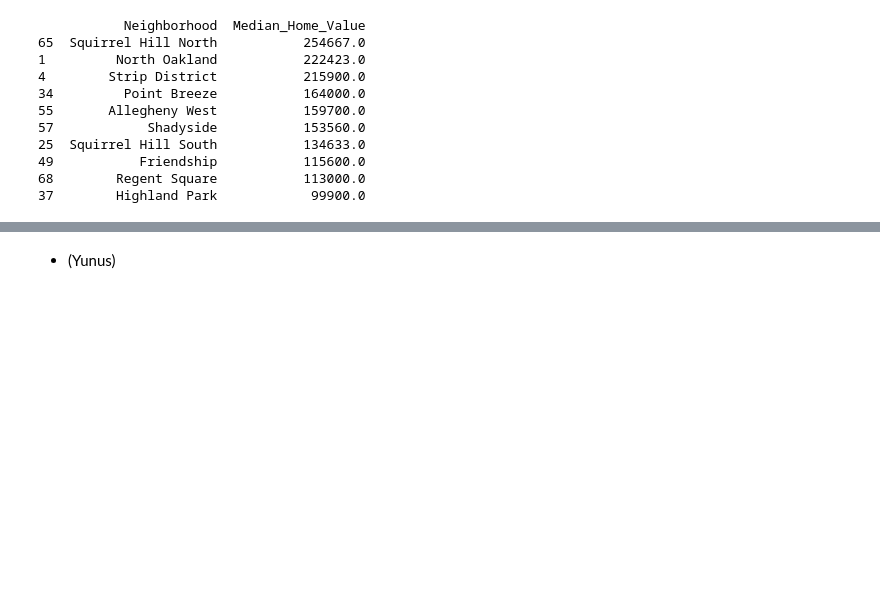
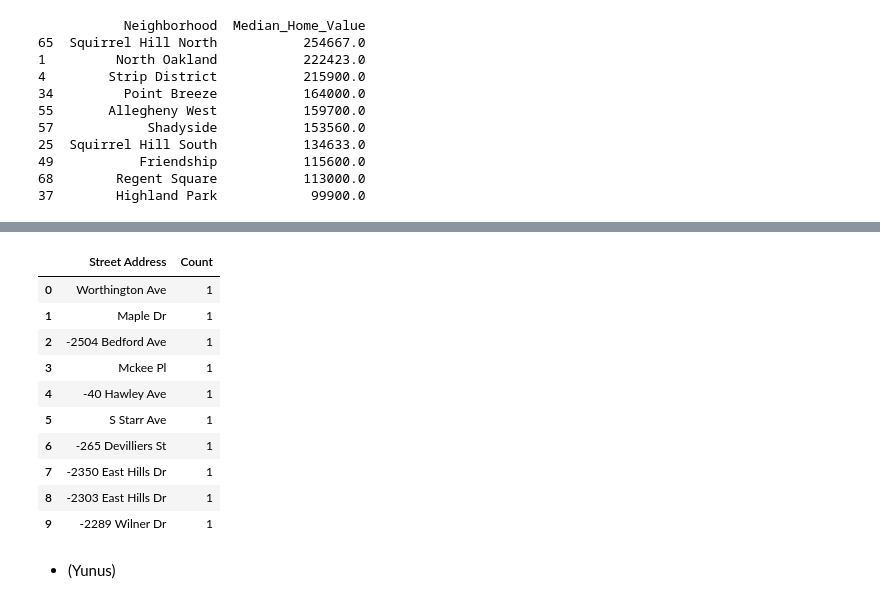
Before and after one commit to imjulthej/0010FinalProject, a Jupyter notebook: FinalWealthNotebook.ipynb, the cells around one changed output, grey strips where cells are left out. Saved outputs shown, nothing was run; the diff lists cells and outputs as text; code cells hidden in the pictures; blank space fills up the shorter version.

```diff
--- a/FinalWealthNotebook.ipynb
+++ b/FinalWealthNotebook.ipynb
@@ -127,3 +193,20 @@ print(top_10_neighborhoods)
+# %%
+# Print lowest count
+#lets also get the last10
+last10Streets = addressDF.sort_values(by="Count", ascending=True).reset_index(drop=True).head(10)
+last10Streets[['Street Address', 'Count']]
+# %% [output]
+|  | Street Address | Count |
+| 0 | Worthington Ave | 1 |
+| 1 | Maple Dr | 1 |
+| 2 | -2504 Bedford Ave | 1 |
+| 3 | Mckee Pl | 1 |
+| 4 | -40 Hawley Ave | 1 |
+| 5 | S Starr Ave | 1 |
+| 6 | -265 Devilliers St | 1 |
+| 7 | -2350 East Hills Dr | 1 |
+| 8 | -2303 East Hills Dr | 1 |
+| 9 | -2289 Wilner Dr | 1 |
 # %% [markdown]
 * (Yunus)
 # %% [markdown]
```
Also changed, not shown: parts of 5 cells of this notebook, 5 other files.
